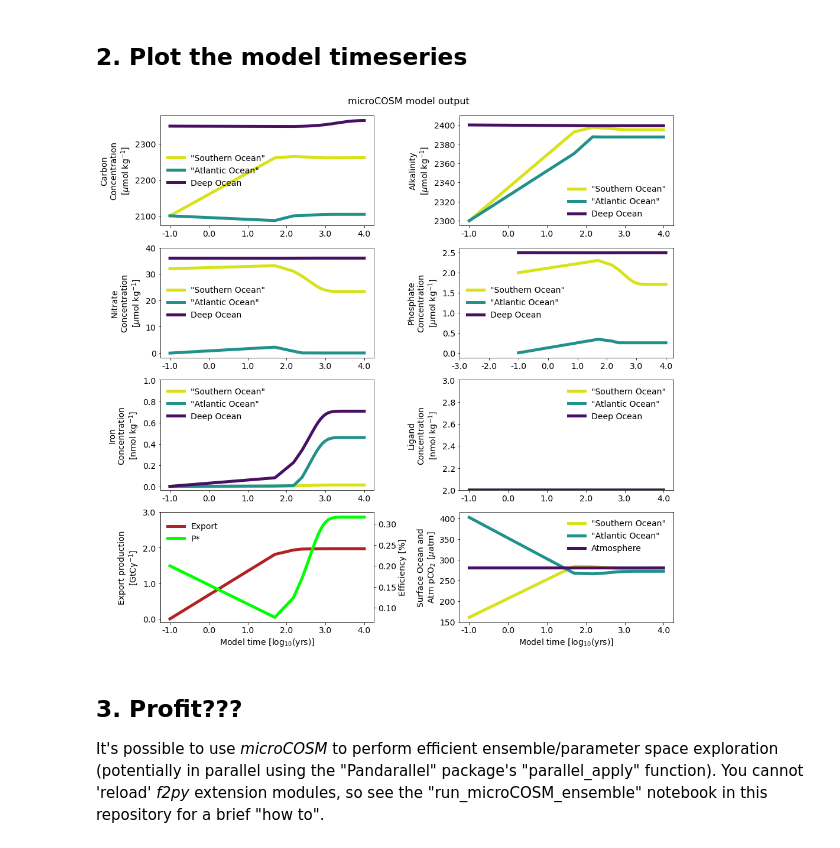
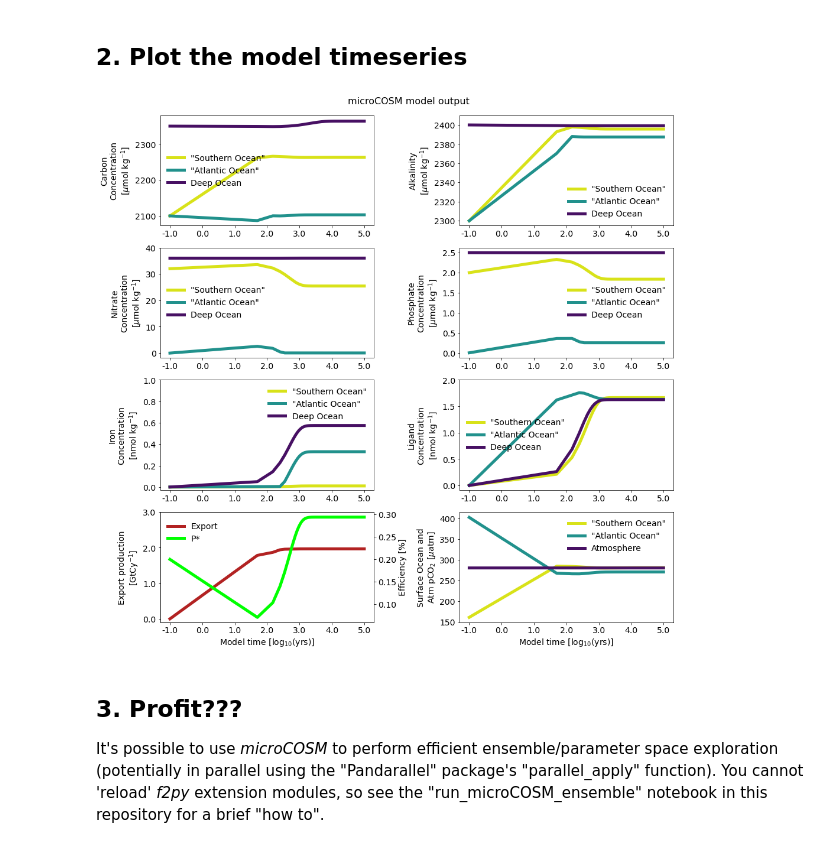
Before and after one commit to seamanticscience/microCOSM, a Jupyter notebook: run_microCOSM.ipynb, the cells around one changed output. Saved outputs shown, nothing was run; the diff lists cells and outputs as text; code cells hidden in the pictures.

```diff
--- a/run_microCOSM.ipynb
+++ b/run_microCOSM.ipynb
@@ -69,7 +69,7 @@ The exit code for compilations was: 0
 Set a few parameters. The geometry of the model set here *is* passed to the model routines, but you should edit `mod_dimensions.f90` and recompile to make structural changes to microCOSM, such as the number of boxes.
 # %%
 # Run for 100kyrs, with 100 year output
-maxyears    = 1e4
+maxyears    = 1e5
 outputyears = 1e2
 outstepmax  = (maxyears/outputyears)+1 # this is the length of the output vectors/arrays
 
@@ -82,15 +82,24 @@ area  = dx * dy
 vol   = area * dz
 invol = 1.0 / vol
 
-# Rate of overturning circulation (Sv)
+# Rates of overturning circulation and mixing (Sv)
 psi = np.array((20.0e6,))
+dif = np.array(( 1.0e6,))
 
-# define array (nbox*nbox long) of mixing rates (Sv)
-#                   Box1   Box2.  Box3
-Kmix = np.array([[ 0.0e6, 1.0e6, 1.0e6], # Box1
-                 [ 1.0e6, 0.0e6, 1.0e6], # Box2
-                 [ 1.0e6, 1.0e6, 0.0e6], # Box3
+# define array (nbox*nbox long) of box connectivity for mixing and overturning (by columns)
+#                  Box1 Box2 Box3
+Kmix = np.array([[ 0.0, 1.0, 1.0], # Box1
+                 [ 1.0, 0.0, 1.0], # Box2
+                 [ 1.0, 1.0, 0.0], # Box3
                 ])
+# Box 1 mixes with box 2 and 3; box 2 mixes with box 1 and 3; box 3 mixes with box 1 and 2
+
+#                  Box1 Box2 Box3
+Pcir = np.array([[ 0.0, 0.0, 1.0], # Box1
+                 [ 1.0, 0.0, 0.0], # Box2
+                 [ 0.0, 1.0, 0.0], # Box3
+                ])
+# Box 1 is downstream of box 3; box 2 is downstream of box 1; box 3 is downstream of box 2
 # %% [markdown]
 **Surface iron input rate (Atlantic receives 1.00xdep [g/m2/yr] while SO receives 0.01xdep)**
 
@@ -109,7 +118,7 @@ R_cp = 106
 # Biological production maximum rate per year (mol/kg/yr converted to mol/m3/s within the model)
 alpha_yr = np.array((6e-6,))
 
-# define array of remineralization coefficients (Columnwise)
+# define array of remineralization coefficients (by column)
 # -1 indicates all of export is lost from cell, while
 # +1 indicates all of export is remineralized (gained) by cell
 #                    Box1 Box2 Box3
@@ -132,7 +141,7 @@ fadd = ""
 fe_input = np.array([1.5e-3, 1.5e-1, (1e9 * 56) / (area[2] * 0.0025)])
 
 # Fixed value for uniform ligand control experiment
-fixedligconc = 2.0
+fixedligconc = 0.0
 
 if fixedligconc == 0:
     # Assume this means prognostic ligand required
@@ -198,7 +207,9 @@ parm = pd.DataFrame({
          "dz"        : [dz],
          "Kmix"      : [Kmix],
          "Rremin"    : [Rremin],
+         "Pcir"      : [Pcir],
          "psi"       : psi,
+         "dif"       : dif,
          "alphabio"  : alpha_yr,
          "gamma"     : lig_gamma,
          "lambda"    : lig_lambda,
@@ -450,7 +461,7 @@ f1ax[1, 1].plot(
 )
 f1ax[1, 1].legend(frameon=False, fontsize=14)
 # f1ax2.set_ylim(top=3)
-f1ax[1, 1].set_xlim(left=-3)
+f1ax[1, 1].set_xlim(left=np.min(f1ax[1, 0].get_xlim()))
 f1ax[1, 1].xaxis.set_major_formatter(FormatStrFormatter("%.1f"))
 f1ax[1, 1].set_ylabel("Phosphate\nConcentration\n[$\mu$mol kg$^{-1}$]", fontsize=14)
 
@@ -577,34 +588,34 @@ f1ax[3, 1].plot(
 # ATM
 f1ax[3, 1].plot(
     np.log10(timeseries["time"]),
     timeseries["atmpco2"],
     color=mycm(10),
     linewidth=5,
     label="Atmosphere",
 )
 f1ax[3, 1].legend(frameon=False, fontsize=14)
 f1ax[3, 1].set_ylim(top=np.ceil(np.max(f1ax[3, 1].get_ylim())))
 # f1ax[3,1].set_xlim(left=-3)
 f1ax[3, 1].xaxis.set_major_formatter(FormatStrFormatter("%.1f"))
 f1ax[3, 1].set_ylabel("Surface Ocean and\nAtm pCO$_2$ [$\mu$atm]", fontsize=14)
 f1ax[3, 1].set_xlabel("Model time [log$_{10}$(yrs)]", fontsize=14)
 
 plt.suptitle("microCOSM model output", fontsize=16)
 # Can adjust the subplot size
 plt.subplots_adjust(wspace=0.4, top=0.95)
 plt.show()
 
 # save the graph
 f1.savefig(
     "microCOSM_" + fadd + "_spinup_timeseries.pdf",
     format="pdf",
     facecolor=f1.get_facecolor(),
     edgecolor="none",
     bbox_inches="tight",
 )
 plt.close()
 # %% [output]
-[figure, old version]
+[figure, new version]
 # %% [markdown]
 ## 3. Profit???
 It's possible to use _microCOSM_ to perform efficient ensemble/parameter space exploration (potentially in parallel using the "Pandarallel" package's "parallel_apply" function). You cannot 'reload' _f2py_ extension modules, so see the "run_microCOSM_ensemble" notebook in this repository for a brief "how to".
```
Also changed, not shown: parts of 2 cells of this notebook.
